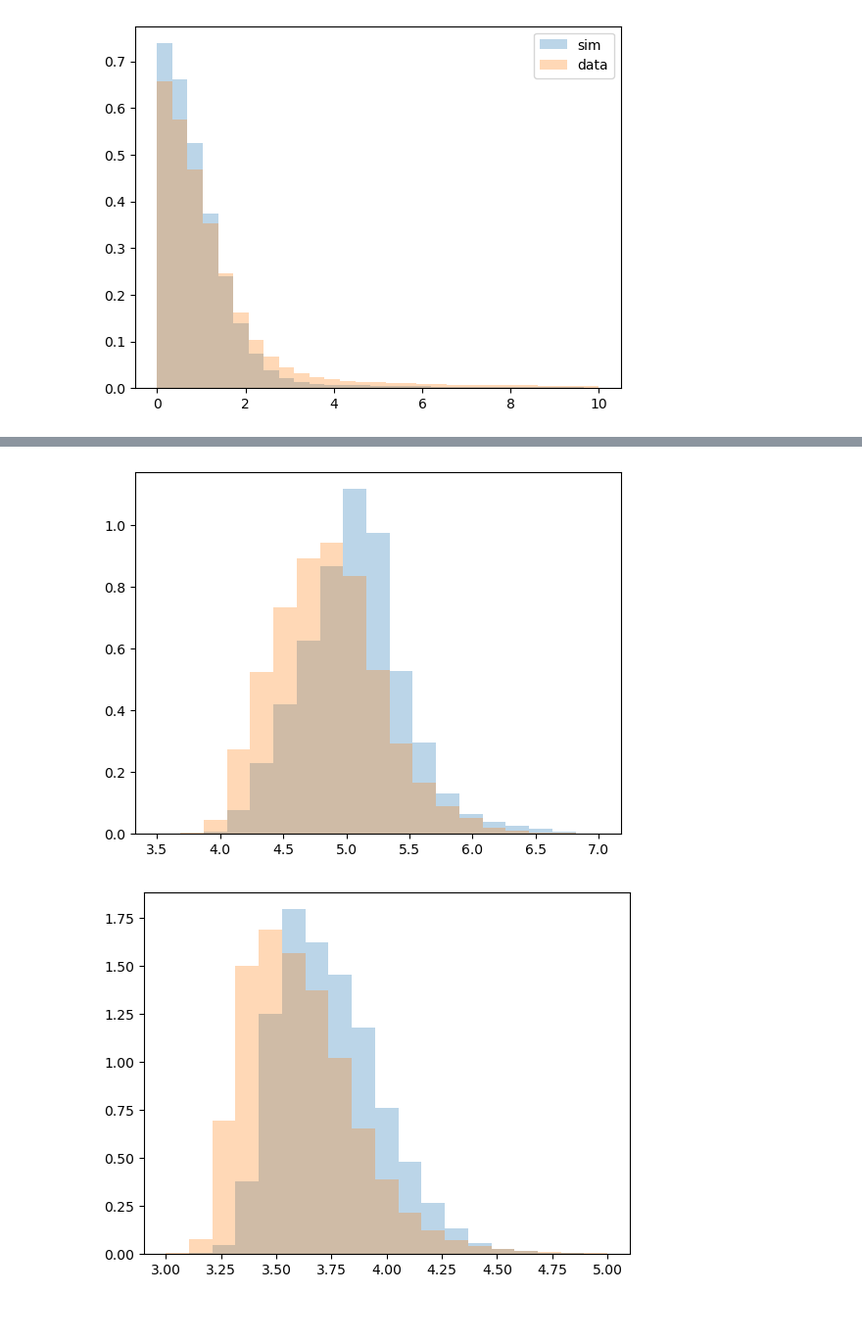
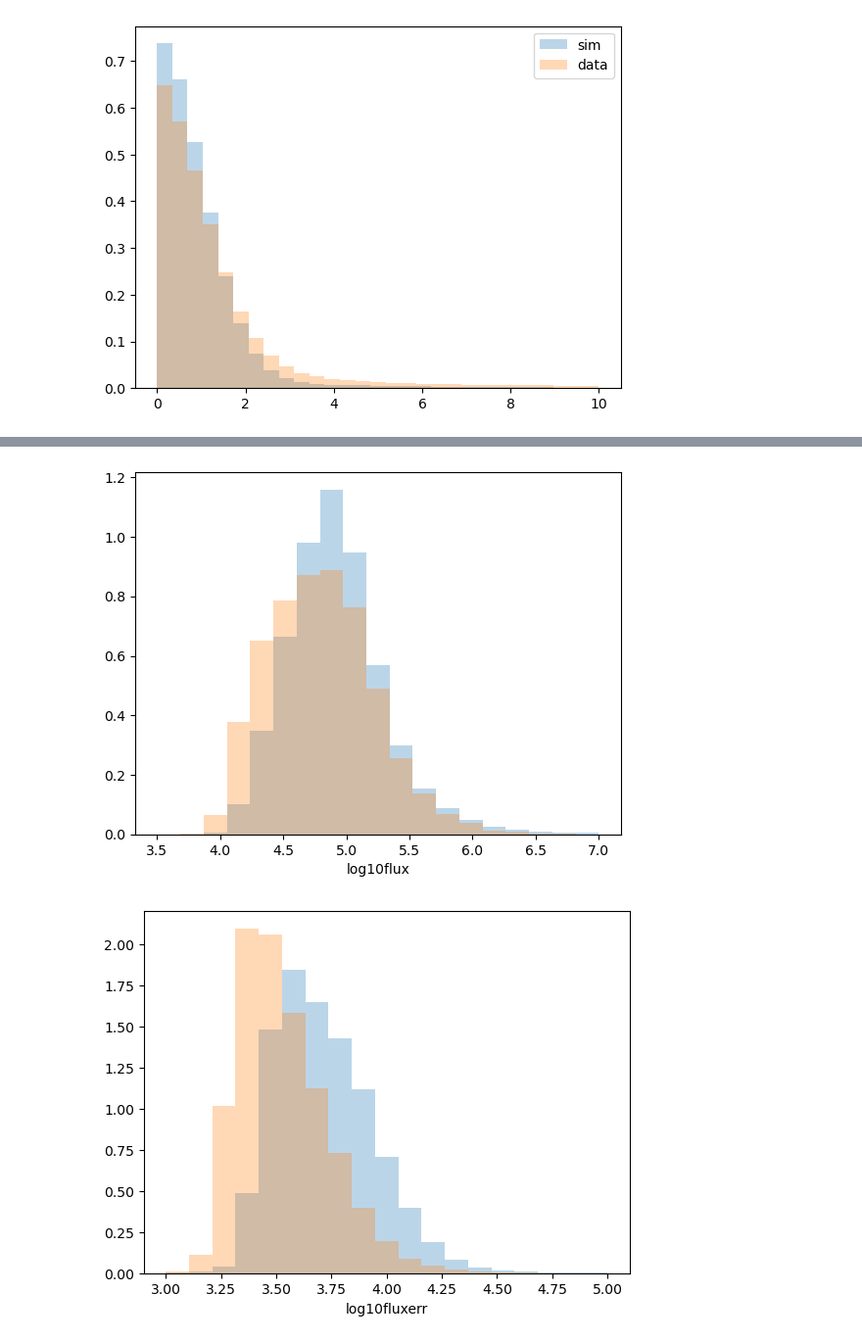
Before and after one commit to mi-dai/tdastro_ztf_sims, a Jupyter notebook: ZTF_snia.ipynb, the cells around one changed output, grey strips where cells are left out. Shown at 98% size. Saved outputs shown, nothing was run; the diff lists cells and outputs as text; code cells hidden in the pictures; blank space fills up the shorter version.

```diff
--- a/ZTF_snia.ipynb
+++ b/ZTF_snia.ipynb
@@ -107,7 +113,7 @@ INFO:2025-05-19 11:40:13,200:jax._src.xla_bridge:927: Unable to initialize backe
 distmod_func = DistModFromRedshift(host.redshift, H0=73.0, Omega_m=0.3)
 # x1_func = HostmassX1Func(host.hostmass)
 # c_func = NumpyRandomFunc("normal", loc=0, scale=0.02)
-m_abs_func = NumpyRandomFunc("normal", loc=-19.3, scale=0.1)
+m_abs_func = NumpyRandomFunc("normal", loc=-19., scale=0.1)
 x0_func = X0FromDistMod(
     distmod=distmod_func,
     x1=pz_node.x1, #x1_func,
@@ -147,6 +160,6 @@ to the directory /Users/mi/Work/tdastro/tdastro/data/dustmaps/sfdmap2
 # %%
 %%time
-nsntotal, _ = num_snia_per_redshift_bin(zmin, zmax, 1, H0=H0, Omega_m=Omega_m, solid_angle=9.136)
+nsntotal, _ = num_snia_per_redshift_bin(zmin, zmax, 1, H0=H0, Omega_m=Omega_m, solid_angle=9.136*3)
 print(nsntotal)
 lightcurves = simulate_lightcurves(source, int(nsntotal), opsim_db, passband_group)
 lightcurves
@@ -192,0 +211,6 @@ After spectroscopic selection: nsn= 1200
+# %%
+m = np.linspace(15,20,50)
+m0=18.8
+s=4.5
+p = np.power(1. + np.exp((m - m0)*s), -1)
+plt.plot(m,p)
@@ -192,0 +220,16 @@ After spectroscopic selection: nsn= 1200
+# %%
+# implement the the above selection function
+
+def spec_selection_func(flux,m0=18.8,s=4.5):
+    m = flux2mag(np.max(flux))
+    p = np.power(1. + np.exp((m - m0)*s), -1)
+    p0 = np.random.uniform(0,1)
+    if p0 < p:
+        return {"pass_spec_selection":1}
+    else:
+        return {"pass_spec_selection":0}
+
+pass_selection = lightcurves_after_detection.reduce(spec_selection_func,"lightcurve.flux")
+idx = pass_selection.query("pass_spec_selection == 1").index
+lightcurves_after_spec_selection = lightcurves_after_detection.loc[idx]
+print("After spectroscopic selection: nsn=", len(lightcurves_after_spec_selection))
@@ -325,7 +472,7 @@ def convert_flux_to_njy(flux,fluxerr,zp=0.):
     return flux_njy,fluxerr_njy
 
 lc_to_plot = lightcurves_after_detection.loc[lightcurves_after_spec_selection.index]
-lcdata_plot = lcdata.query('lc.flux_err > 0').dropna(subset='lc')
+lcdata_plot = lcdata.query('lc.flag == 1024 or lc.flag == 0').dropna(subset='lc')
 lcdata_plot['lc.snr'] = lcdata_plot['lc.flux']/lcdata_plot['lc.flux_err']
 lcdata_plot = lcdata_plot.query('lc.snr > 5').dropna(subset='lc')
 lcdata_flux_njy,lcdata_fluxerr_njy = convert_flux_to_njy(lcdata_plot['lc.flux'],lcdata_plot['lc.flux_err'],zp=30.)
@@ -338,32 +485,34 @@ logbins_flux = np.linspace(3.5,7,20)
 logbins_fluxerr = np.linspace(3,5,20)
 
 plt.hist(lcsim_logflux,bins=logbins_flux,alpha=0.3,density=True)
 plt.hist(lcdata_logflux,bins=logbins_flux,alpha=0.3,density=True)
+plt.xlabel("log10flux")
 plt.show()
 
 plt.hist(lcsim_logfluxerr,bins=logbins_fluxerr,alpha=0.3,density=True)
 plt.hist(lcdata_logfluxerr,bins=logbins_fluxerr,alpha=0.3,density=True)
+plt.xlabel("log10fluxerr")
 plt.show()
 
 lcsim_count,lcsim_x_edges,lcsim_y_edges, _ = stats.binned_statistic_2d(lcsim_logflux,lcsim_logfluxerr,
                                              np.ones(len(lcsim_logflux)),
                                              statistic='sum',bins=[logbins_flux,logbins_fluxerr])
 lcdata_count,lcdata_x_edges,lcdata_y_edges,_ = stats.binned_statistic_2d(lcdata_logflux,lcdata_logfluxerr,
                                          np.ones(len(lcdata_logflux)),
                                          statistic='sum',bins=[logbins_flux,logbins_fluxerr])
 lcsim_x = 0.5* (lcsim_x_edges[:-1]+lcsim_x_edges[1:])
 lcsim_y = 0.5* (lcsim_y_edges[:-1]+lcsim_y_edges[1:])
 lcdata_x = 0.5* (lcdata_x_edges[:-1]+lcdata_x_edges[1:])
 lcdata_y = 0.5* (lcdata_y_edges[:-1]+lcdata_y_edges[1:])
 lcsim_x_plot,lcsim_y_plot = np.meshgrid(lcsim_x, lcsim_y)
 lcdata_x_plot,lcdata_y_plot = np.meshgrid(lcdata_x, lcdata_y)
 CS = plt.contour(lcsim_x_plot,lcsim_y_plot,lcsim_count,alpha=0.5,label='sim',levels=10,colors='C0')
 CS = plt.contour(lcdata_x_plot,lcdata_y_plot,lcdata_count,alpha=0.5,label='data',levels=10,colors='C1')
 proxies = [Line2D([],[],color=c) for c in ['C0','C1']]
 plt.legend(proxies,['sim', 'data'])
 plt.xlabel('log10flux')
 plt.ylabel('log10fluxerr')
 plt.show()
 # %% [output]
-[figure, old version]
+[figure, new version]
-[figure, old version]
+[figure, new version]
```
Also changed, not shown: parts of 37 cells of this notebook, 15 other files.
